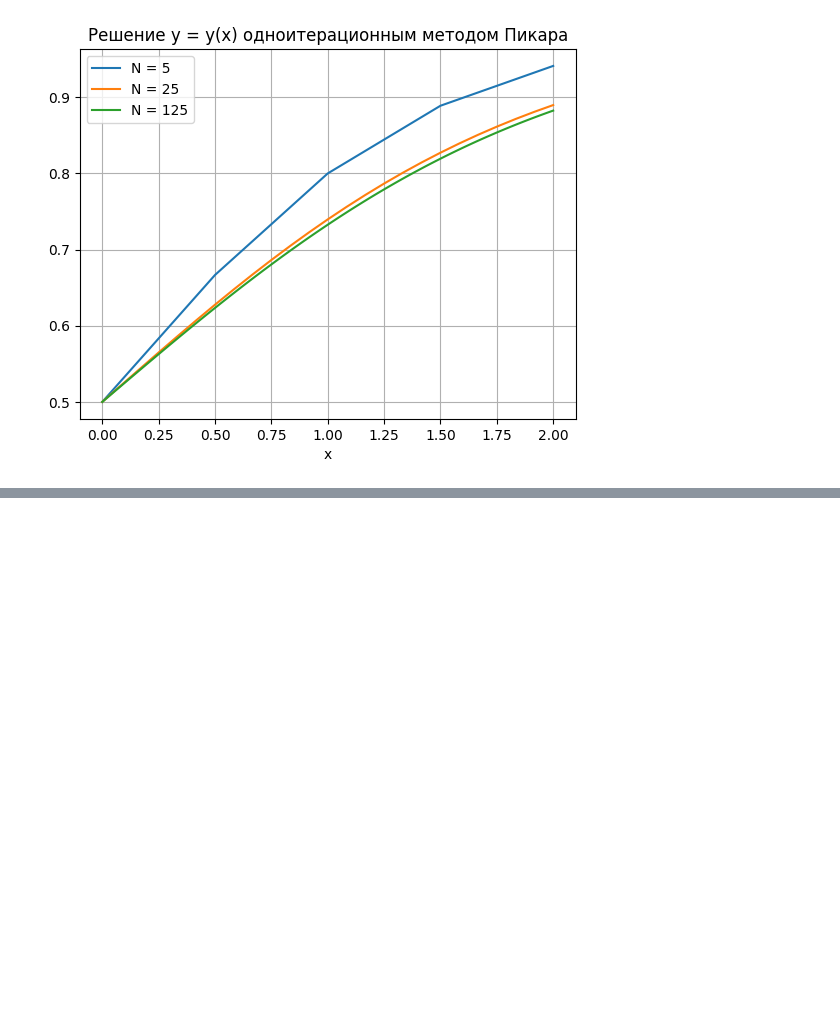
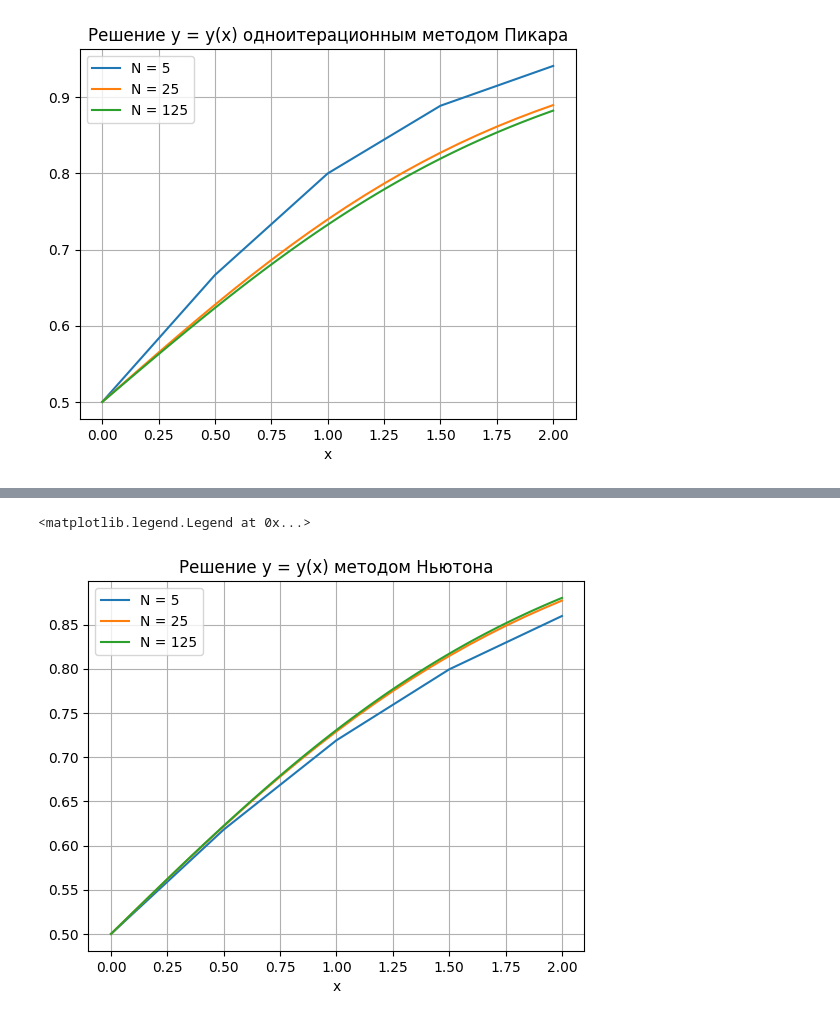
Before and after one commit to azizka85/Numerical-Methods, a Jupyter notebook: notebooks/12_nonlinear_ode.ipynb, the cells around one changed output, grey strips where cells are left out. Saved outputs shown, nothing was run; the diff lists cells and outputs as text; code cells hidden in the pictures; blank space fills up the shorter version.

```diff
--- a/notebooks/12_nonlinear_ode.ipynb
+++ b/notebooks/12_nonlinear_ode.ipynb
@@ -126,0 +180,27 @@ plt.legend()
+# %%
+from modules.equations.single import newton_raphson
+
+yn = [np.zeros(n) for n in N]
+
+for i in range(len(N)):
+    h = x[i][1] - x[i][0]
+
+    yn[i][0] = 0.5
+
+    for j in range(1, N[i]):
+        def f(y: float): return h*y*y + (1 - h)*y - yn[i][j-1]
+
+        def df(y: float): return 2*h*y + 1 - h
+
+        yn[i][j], _ = newton_raphson(f, df, yn[i][j-1], 1e9, tol, 100)
+# %%
+for i in range(len(N)):
+    plt.plot(x[i], yn[i], label=f'N = {N[i]}')
+
+plt.title("Решение y = y(x) методом Ньютона")
+plt.xlabel('x')
+plt.grid()
+plt.legend()
+# %% [output]
+<matplotlib.legend.Legend at 0x...>
+[figure, added]
```
Also changed, not shown: parts of 20 cells of this notebook, 1 other file.
